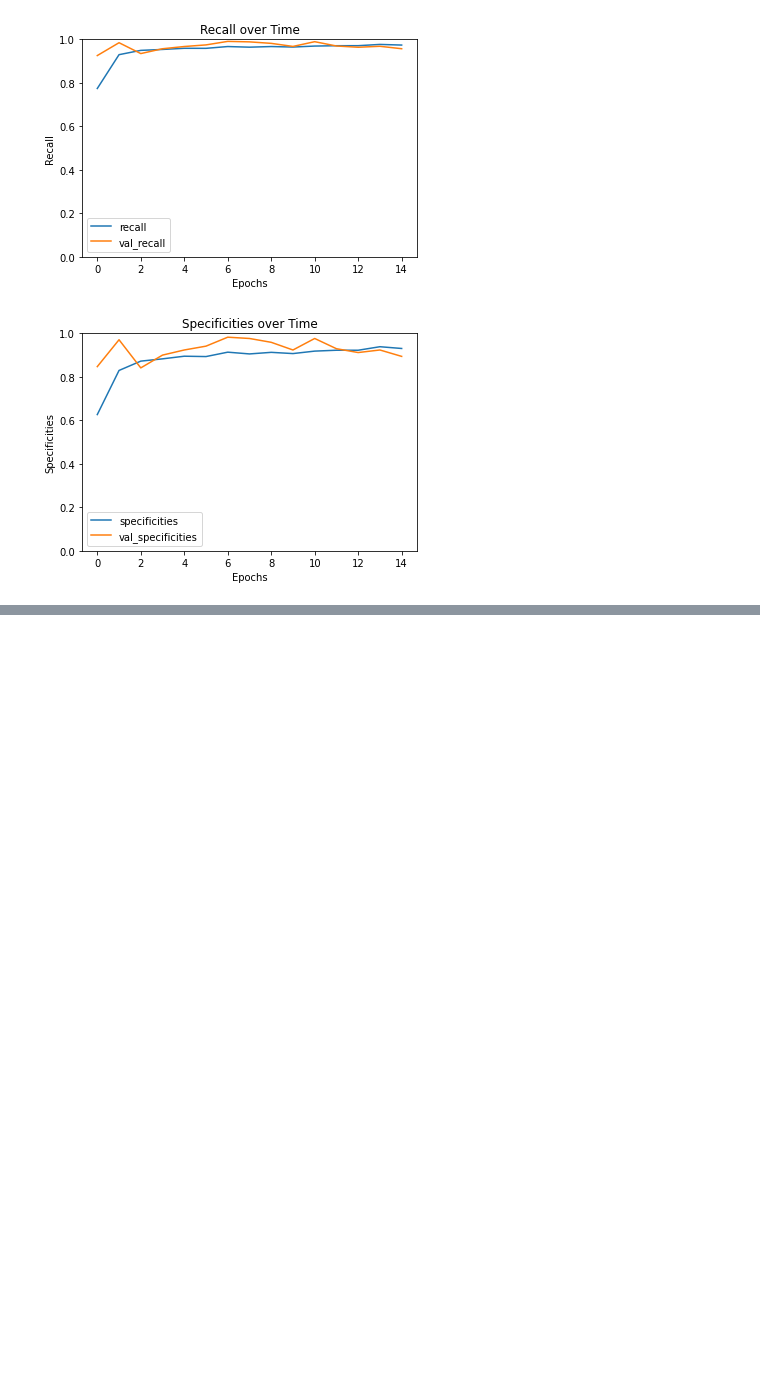
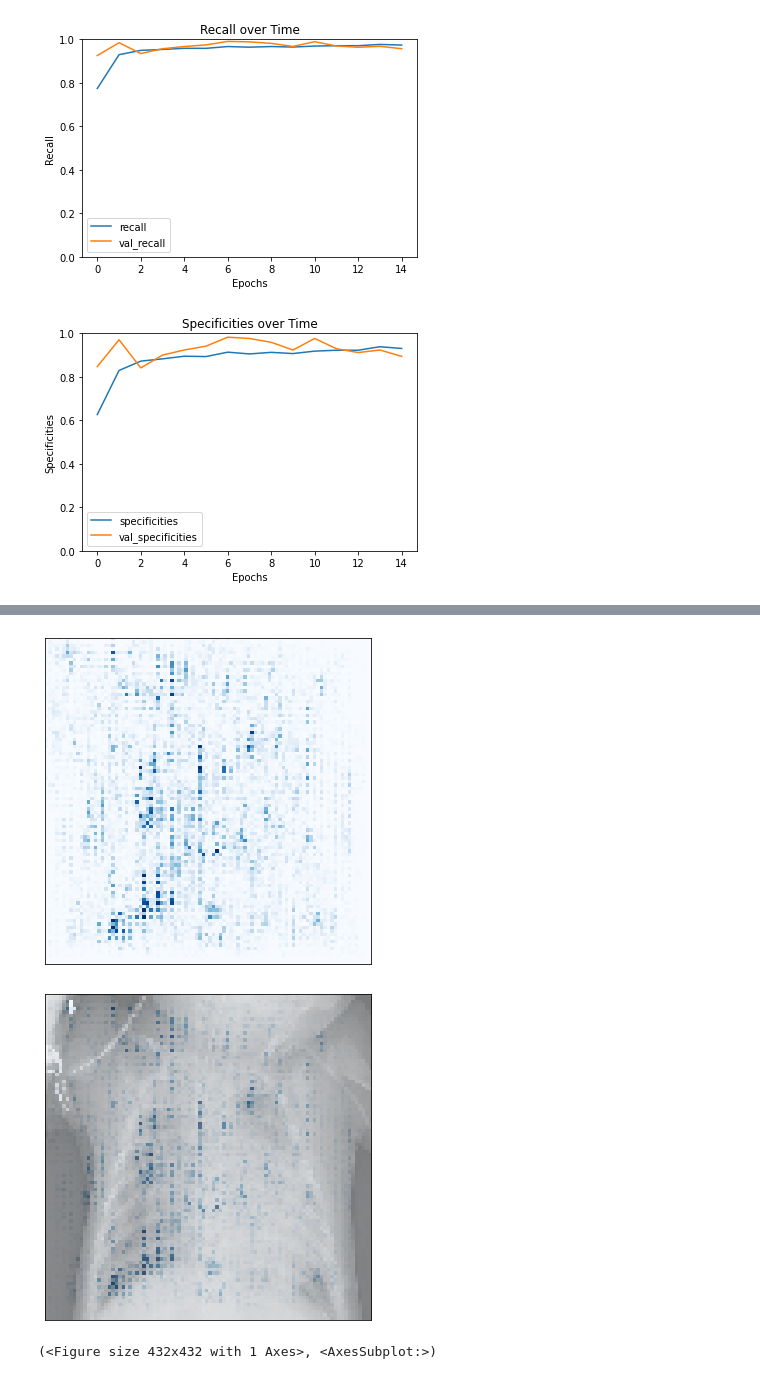
Before and after one commit to sjacob2019/Pneumonia-Chest-Xray, a Jupyter notebook: main.ipynb, the cells around one changed output, grey strips where cells are left out. Saved outputs shown, nothing was run; the diff lists cells and outputs as text; code cells hidden in the pictures; blank space fills up the shorter version.

```diff
--- a/main.ipynb
+++ b/main.ipynb
@@ -355,0 +483,13 @@ _ = save_model(class_weights_model, './trained_models/class_weights.pth', class_
+# %%
+guided_gradcam = LayerConductance(model2, l[1])
+attribution = guided_gradcam.attribute(imgTens)
+attribution = torch.squeeze(attribution, 0)
+attribution = attribution.cpu().detach().numpy()
+
+attribution = attribution.transpose((1, 2, 0))
+captum.attr.visualization.visualize_image_attr(attribution, original_image=img, method='heat_map')
+captum.attr.visualization.visualize_image_attr(attribution, original_image=img, method='blended_heat_map')
+# %% [output]
+[figure, added]
+[figure, added]
+(<Figure size 432x432 with 1 Axes>, <AxesSubplot:>)
```
Also changed, not shown: parts of 14 cells of this notebook, 3 other files.
